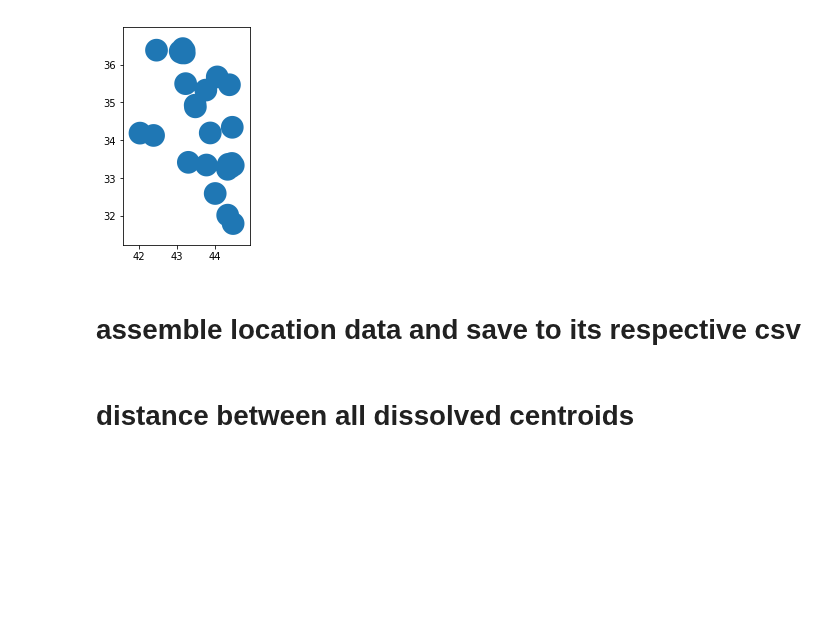
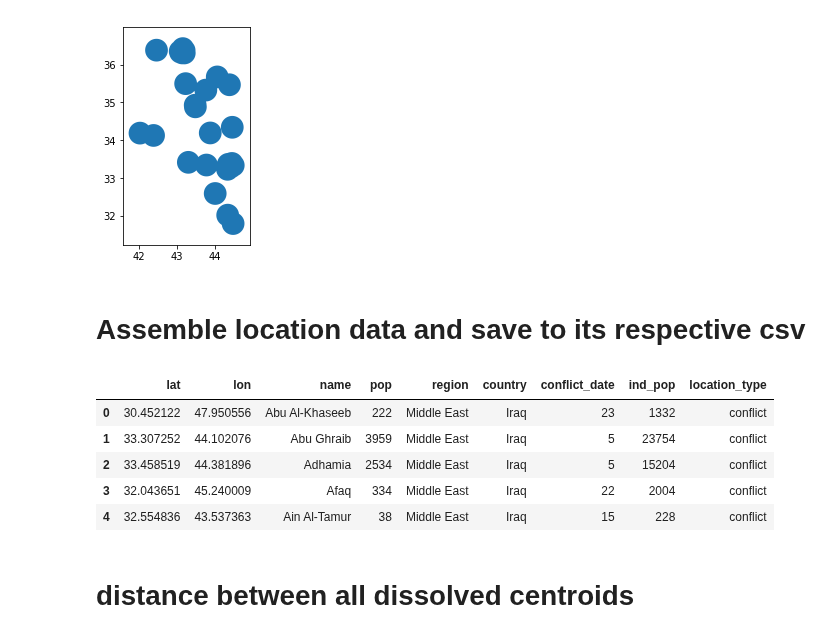
Before and after one commit to tamos/MACS30200proj, a Jupyter notebook: paper_code/DataPrepSimplified.ipynb, the cells around one changed output. Drawn from its saved outputs; the diff is of its cells as text; code cells hidden in the pictures; blank space fills up the shorter version.

```diff
--- a/paper_code/DataPrepSimplified.ipynb
+++ b/paper_code/DataPrepSimplified.ipynb
@@ -192,7 +192,7 @@ conflict_locations[conflict_locations['round']==0].plot()
 <matplotlib.axes._subplots.AxesSubplot at 0x...>
 [figure]
 # %% [markdown]
-# assemble location data and save to its respective csv
+# Assemble location data and save to its respective csv
 # %%
 # use df_dissolve_centroids
 for i in set(conflict_locations['round']):
@@ -214,6 +214,36 @@ for i in set(conflict_locations['round']):
             type_place.append('conflict')
     locations_csv['location_type'] = type_place
     locations_csv.to_csv('flee-release/location_data/locations_csv'+str(i)+".csv", header = False, index = False)
+# %%
+x = gpd.sjoin(df_dissolve_centroids, conflict_locations, 'left').reset_index().fillna("MISSING")
+x = x.dissolve('index').reset_index()
+
+locations_csv = pd.DataFrame()
+locations_csv['lat'] = [i.y for i in x.geometry]
+locations_csv['lon'] = [i.x for i in x.geometry]
+locations_csv['name'] = x['index']
+locations_csv['pop'] = x['Families']
+locations_csv['region'] = 'Middle East'
+locations_csv['country'] = 'Iraq'
+locations_csv['conflict_date'] = x['round']
+locations_csv['ind_pop'] = x['Individuals']
+type_place = []
+for j in x.itertuples():
+    if j.index_right == "MISSING":
+        type_place.append('camp')
+    else:
+        type_place.append('conflict')
+locations_csv['location_type'] = type_place
+locations_csv.to_csv('flee-release/location_data/locations_csv_full.csv', header = False, index = False)
+# %%
+locations_csv.head()
+# %% [output]
+|  | lat | lon | name | pop | region | country | conflict_date | ind_pop | location_type |
+| 0 | 30.452122 | 47.950556 | Abu Al-Khaseeb | 222 | Middle East | Iraq | 23 | 1332 | conflict |
+| 1 | 33.307252 | 44.102076 | Abu Ghraib | 3959 | Middle East | Iraq | 5 | 23754 | conflict |
+| 2 | 33.458519 | 44.381896 | Adhamia | 2534 | Middle East | Iraq | 5 | 15204 | conflict |
+| 3 | 32.043651 | 45.240009 | Afaq | 334 | Middle East | Iraq | 22 | 2004 | conflict |
+| 4 | 32.554836 | 43.537363 | Ain Al-Tamur | 38 | Middle East | Iraq | 15 | 228 | conflict |
 # %% [markdown]
 # distance between all dissolved centroids
 # %%
```
Also changed, not shown: parts of 2 cells of this notebook.
